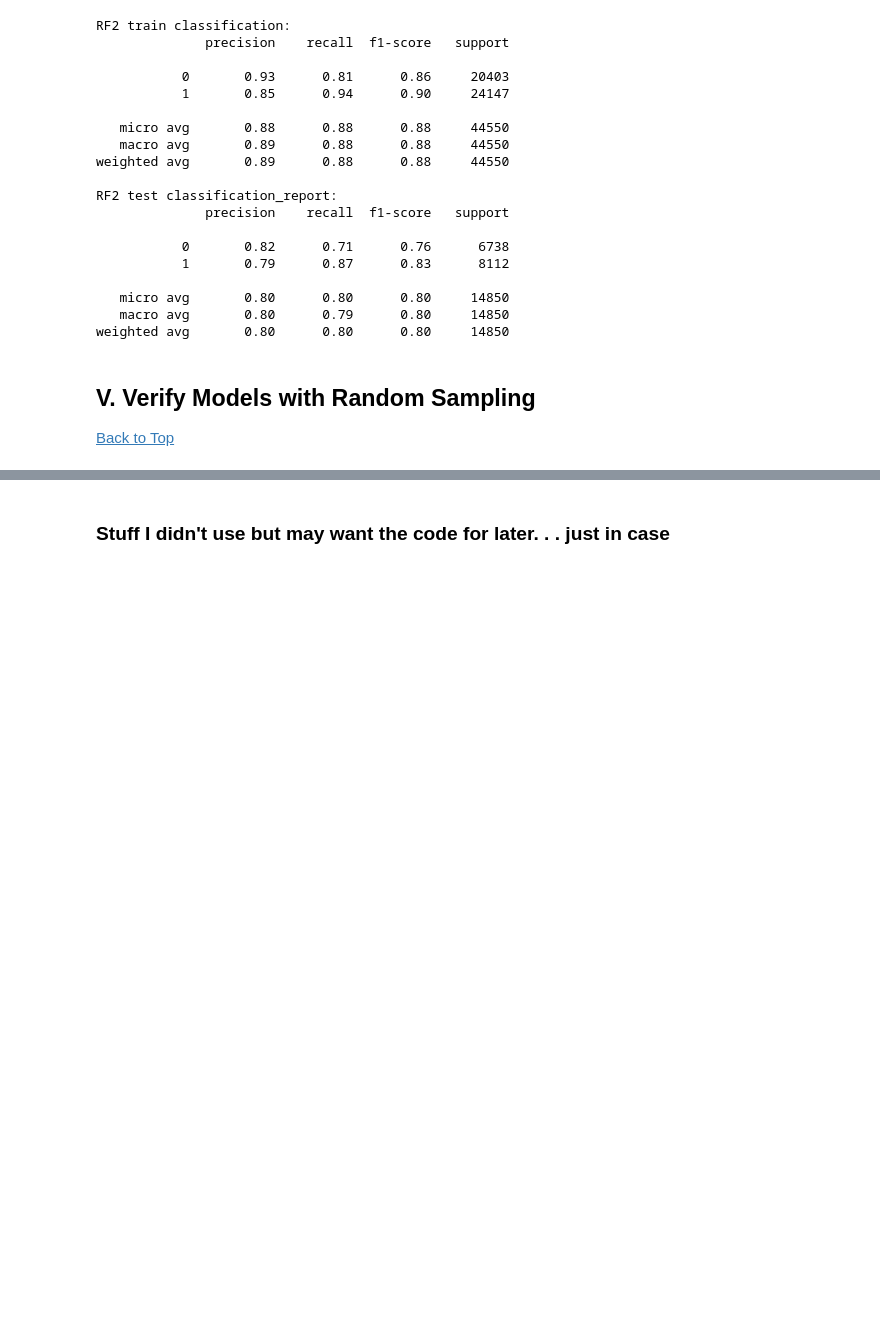
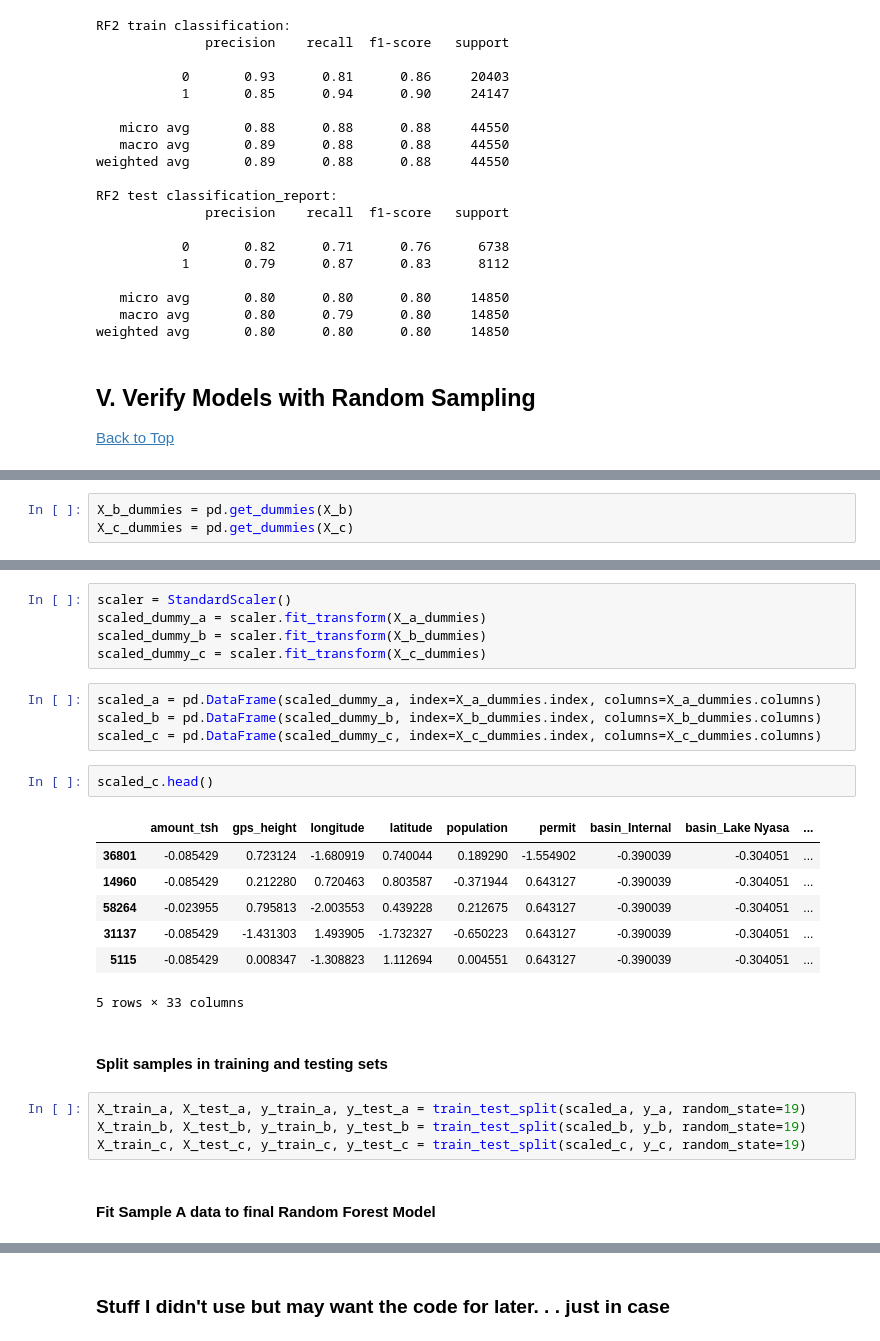
Before and after one commit to MagicMilly/dsc-3-final-project-online-ds-ft-100118, a Jupyter notebook: student.ipynb, the cells around one changed output, grey strips where cells are left out. Cells and saved outputs as stored; diff of their text form; blank space fills up the shorter version.

Commit message:
okay I'm done modeling I'm putting it down

```diff
--- a/student.ipynb
+++ b/student.ipynb
@@ -2154,0 +2198,3 @@ weighted avg       0.80      0.80      0.80     14850
+# %%
+X_b_dummies = pd.get_dummies(X_b)
+X_c_dummies = pd.get_dummies(X_c)
@@ -2154,0 +2203,27 @@ weighted avg       0.80      0.80      0.80     14850
+# %%
+scaler = StandardScaler()
+scaled_dummy_a = scaler.fit_transform(X_a_dummies)
+scaled_dummy_b = scaler.fit_transform(X_b_dummies)
+scaled_dummy_c = scaler.fit_transform(X_c_dummies)
+# %%
+scaled_a = pd.DataFrame(scaled_dummy_a, index=X_a_dummies.index, columns=X_a_dummies.columns)
+scaled_b = pd.DataFrame(scaled_dummy_b, index=X_b_dummies.index, columns=X_b_dummies.columns)
+scaled_c = pd.DataFrame(scaled_dummy_c, index=X_c_dummies.index, columns=X_c_dummies.columns)
+# %%
+scaled_c.head()
+# %% [output]
+|  | amount_tsh | gps_height | longitude | latitude | population | permit | basin_Internal | basin_Lake Nyasa | ... |
+| 36801 | -0.085429 | 0.723124 | -1.680919 | 0.740044 | 0.189290 | -1.554902 | -0.390039 | -0.304051 | ... |
+| 14960 | -0.085429 | 0.212280 | 0.720463 | 0.803587 | -0.371944 | 0.643127 | -0.390039 | -0.304051 | ... |
+| 58264 | -0.023955 | 0.795813 | -2.003553 | 0.439228 | 0.212675 | 0.643127 | -0.390039 | -0.304051 | ... |
+| 31137 | -0.085429 | -1.431303 | 1.493905 | -1.732327 | -0.650223 | 0.643127 | -0.390039 | -0.304051 | ... |
+| 5115 | -0.085429 | 0.008347 | -1.308823 | 1.112694 | 0.004551 | 0.643127 | -0.390039 | -0.304051 | ... |
+5 rows × 33 columns
+# %% [markdown]
+#### Split samples in training and testing sets
+# %%
+X_train_a, X_test_a, y_train_a, y_test_a = train_test_split(scaled_a, y_a, random_state=19)
+X_train_b, X_test_b, y_train_b, y_test_b = train_test_split(scaled_b, y_b, random_state=19)
+X_train_c, X_test_c, y_train_c, y_test_c = train_test_split(scaled_c, y_c, random_state=19)
+# %% [markdown]
+#### Fit Sample A data to final Random Forest Model <a id='samplea_rf'></a>
```
Also changed, not shown: parts of 29 cells of this notebook.
